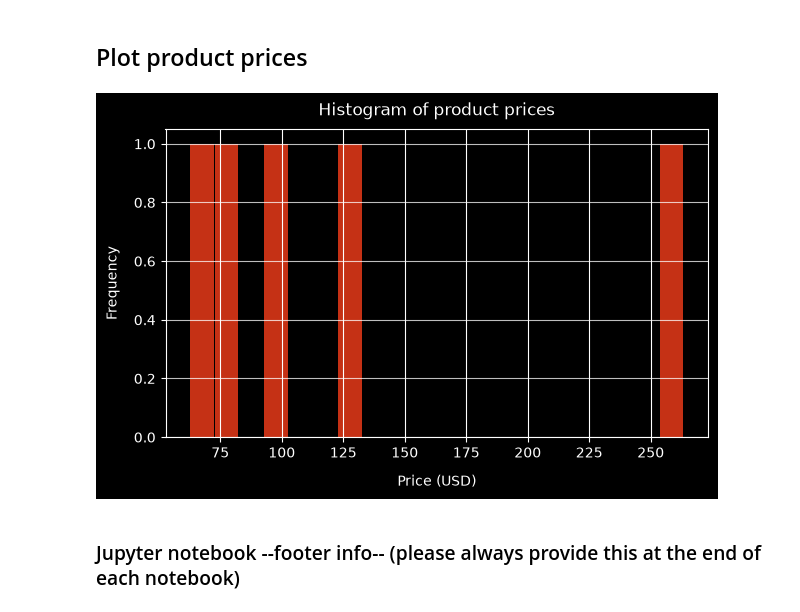
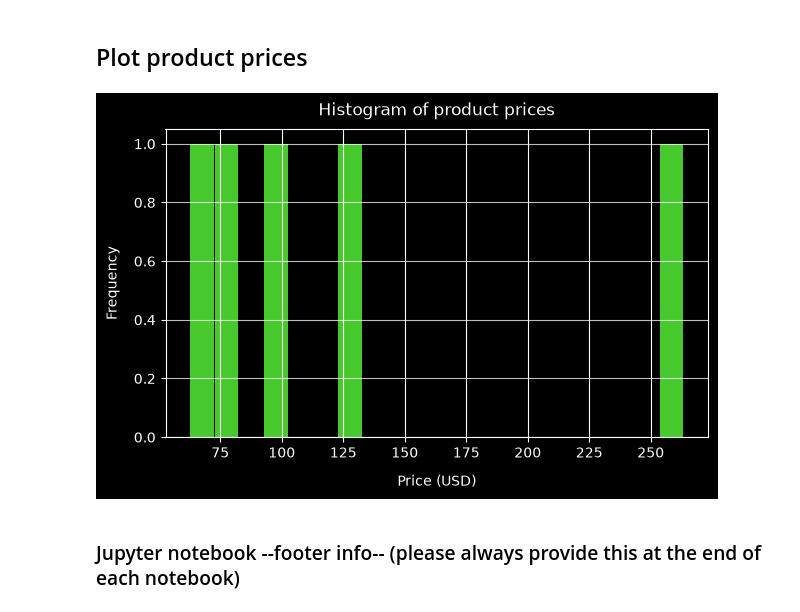
Before and after one commit to LeonCZHAW/python_postgresql_pgadmin, a Jupyter notebook: postgres_northwind_data.ipynb, the cells around one changed output. Drawn from its saved outputs; the diff is of its cells as text; code cells hidden in the pictures.

```diff
--- a/postgres_northwind_data.ipynb
+++ b/postgres_northwind_data.ipynb
@@ -391,0 +635,22 @@ df_sub
+# %%
+# What are the products with an average price higher than the overall average product price?
+# Round the price to 2 decimal places and sort the result by price in descending order.
+
+# Create SQLAlchemy Engine
+engine = create_engine(db_connection_url)
+
+# Write data to table
+df_sub = pd.read_sql_query('''
+SELECT
+    productname,
+    ROUND(price::numeric, 2) AS price
+FROM products
+WHERE price > (SELECT AVG(price) FROM products)
+ORDER BY price DESC
+''', con=engine)
+
+# Dispose the engine
+engine.dispose()
+
+# Show the data
+df_sub
@@ -394,30 +677,30 @@ df_sub
 # %%
 # Plot Histogram
 fig = plt.figure( figsize=(7,4))
 plt.xticks(fontsize=14, rotation=0)
 plt.yticks(fontsize=14, rotation=0)
 n, bins, patches = plt.hist(x=df_sub['price'],
                             bins=20,
-                            color='#C53115',
+                            color="#47C82D",
                             alpha=1.00,
                             rwidth=0.95
                    )
 plt.grid(True)
 plt.ticklabel_format(style='plain')
 plt.grid(axis='y', alpha=0.75)
 
 # Set labels
 plt.xlabel('Price (USD)', fontsize=10, labelpad=10)
 plt.ylabel('Frequency', fontsize=10, labelpad=10)
 plt.title('Histogram of product prices', fontsize=12, pad=10)
 
 # Set fontsize of tick labels
 plt.xticks(fontsize = 10)
 plt.yticks(fontsize = 10)
 
 plt.show()
 # %% [output]
-[figure, old version]
+[figure, new version]
 # %% [markdown]
 ### Jupyter notebook --footer info-- (please always provide this at the end of each notebook)
 # %%
```
Also changed, not shown: parts of 13 cells of this notebook.
